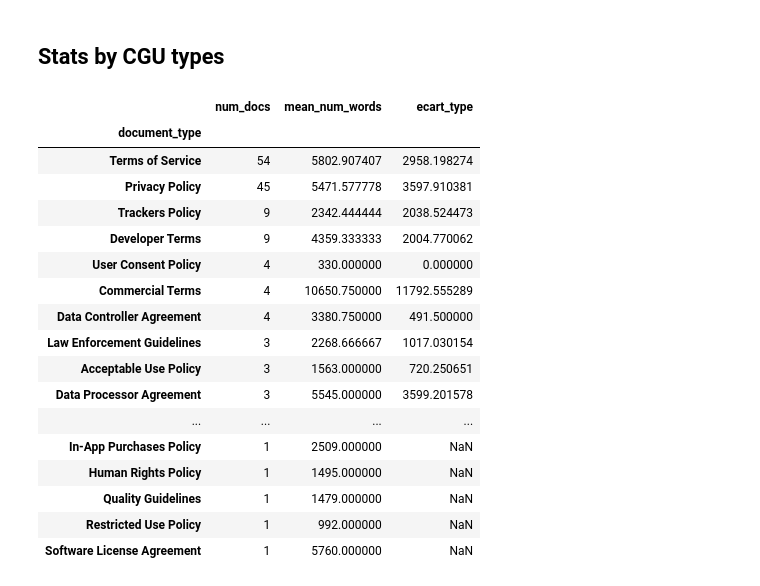
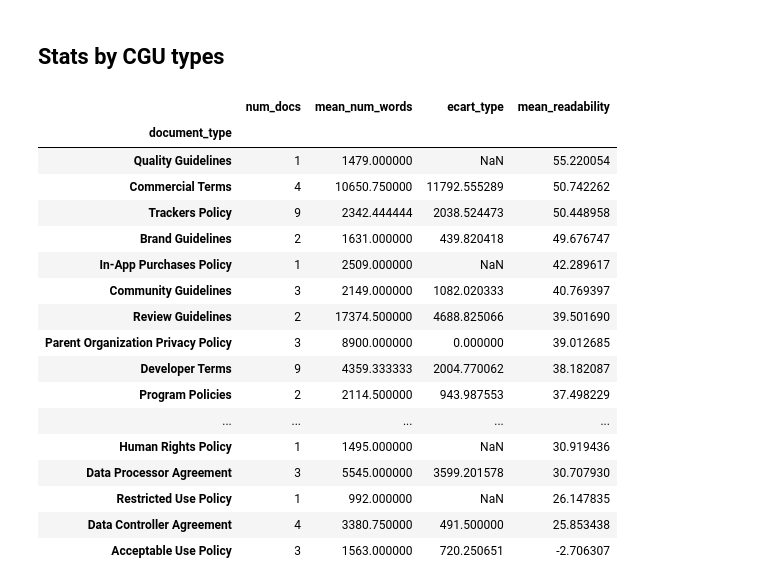
Before and after one commit to OpenTermsArchive/stats, a Jupyter notebook: notebooks/report_page.ipynb, the cells around one changed output. Drawn from its saved outputs; the diff is of its cells as text; code cells hidden in the pictures.

Commit message:
(feat) add Flesch–Kincaid readability tests

```diff
--- a/notebooks/report_page.ipynb
+++ b/notebooks/report_page.ipynb
@@ -5,8 +7,13 @@ import json
 import pandas as pd
 pd.set_option('display.max_rows', None)
 import numpy as np
+# %%
+def _get_latest_file():
+    list_of_files = glob.glob('../reports/stats_*.json')
+    latest_file = max(list_of_files, key=os.path.getctime)
+    return latest_file
 # %%
-with open("../reports/stats_20201105_091749.json") as f:
+with open(_get_latest_file()) as f:
     data = json.loads(f.read())
 # %%
 df = pd.DataFrame.from_dict(data, orient="index")
@@ -32,23 +39,28 @@ df
 # %% [markdown]
 ## Stats by CGU types
 # %%
-df.groupby("document_type").agg(num_docs = ("num_words", "size"), mean_num_words = ("num_words", np.mean), ecart_type = ("num_words", np.std)).sort_values("num_docs", ascending=False)
+df.groupby("document_type").agg(
+    num_docs = ("num_words", "size"),
+    mean_num_words = ("num_words", np.mean),
+    ecart_type = ("num_words", np.std),
+    mean_readability = ("readability", np.mean)
+).sort_values("mean_readability", ascending=False)
 # %% [output]
-|  | num_docs | mean_num_words | ecart_type |
-| document_type |  |  |  |
-| Terms of Service | 54 | 5802.907407 | 2958.198274 |
-| Privacy Policy | 45 | 5471.577778 | 3597.910381 |
-| Trackers Policy | 9 | 2342.444444 | 2038.524473 |
-| Developer Terms | 9 | 4359.333333 | 2004.770062 |
-| User Consent Policy | 4 | 330.000000 | 0.000000 |
-| Commercial Terms | 4 | 10650.750000 | 11792.555289 |
-| Data Controller Agreement | 4 | 3380.750000 | 491.500000 |
-| Law Enforcement Guidelines | 3 | 2268.666667 | 1017.030154 |
-| Acceptable Use Policy | 3 | 1563.000000 | 720.250651 |
-| Data Processor Agreement | 3 | 5545.000000 | 3599.201578 |
-| ... | ... | ... | ... |
-| In-App Purchases Policy | 1 | 2509.000000 | NaN |
-| Human Rights Policy | 1 | 1495.000000 | NaN |
-| Quality Guidelines | 1 | 1479.000000 | NaN |
-| Restricted Use Policy | 1 | 992.000000 | NaN |
-| Software License Agreement | 1 | 5760.000000 | NaN |
+|  | num_docs | mean_num_words | ecart_type | mean_readability |
+| document_type |  |  |  |  |
+| Quality Guidelines | 1 | 1479.000000 | NaN | 55.220054 |
+| Commercial Terms | 4 | 10650.750000 | 11792.555289 | 50.742262 |
+| Trackers Policy | 9 | 2342.444444 | 2038.524473 | 50.448958 |
+| Brand Guidelines | 2 | 1631.000000 | 439.820418 | 49.676747 |
+| In-App Purchases Policy | 1 | 2509.000000 | NaN | 42.289617 |
+| Community Guidelines | 3 | 2149.000000 | 1082.020333 | 40.769397 |
+| Review Guidelines | 2 | 17374.500000 | 4688.825066 | 39.501690 |
+| Parent Organization Privacy Policy | 3 | 8900.000000 | 0.000000 | 39.012685 |
+| Developer Terms | 9 | 4359.333333 | 2004.770062 | 38.182087 |
+| Program Policies | 2 | 2114.500000 | 943.987553 | 37.498229 |
+| ... | ... | ... | ... | ... |
+| Human Rights Policy | 1 | 1495.000000 | NaN | 30.919436 |
+| Data Processor Agreement | 3 | 5545.000000 | 3599.201578 | 30.707930 |
+| Restricted Use Policy | 1 | 992.000000 | NaN | 26.147835 |
+| Data Controller Agreement | 4 | 3380.750000 | 491.500000 | 25.853438 |
+| Acceptable Use Policy | 3 | 1563.000000 | 720.250651 | -2.706307 |
```
Also changed, not shown: parts of 3 cells of this notebook, 3 other files.
